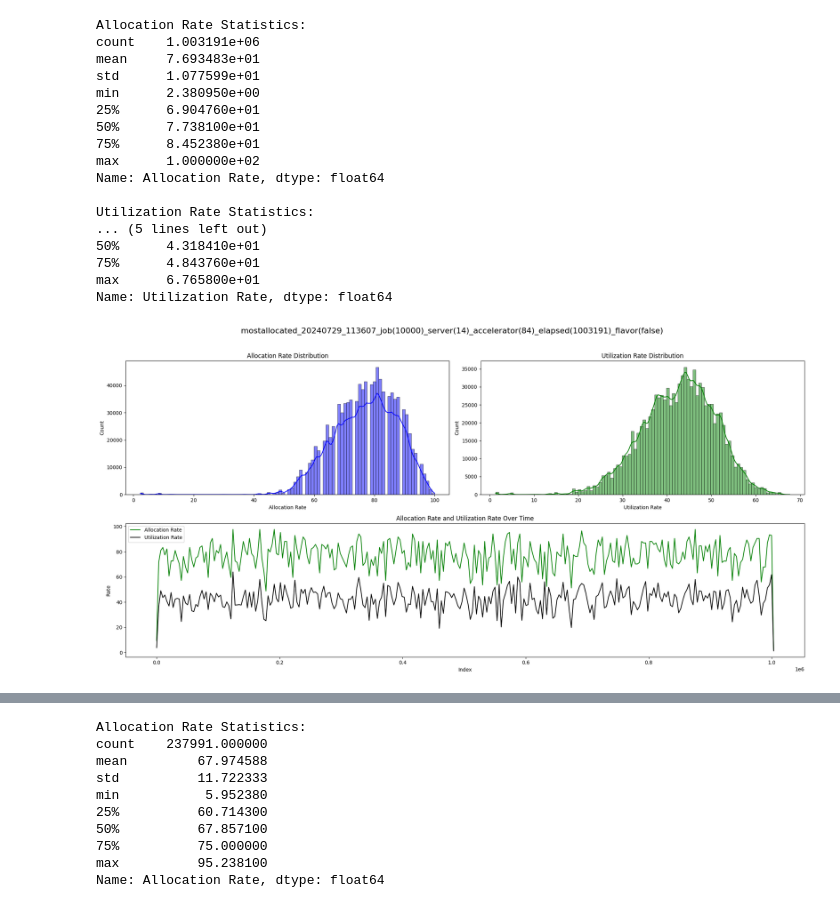
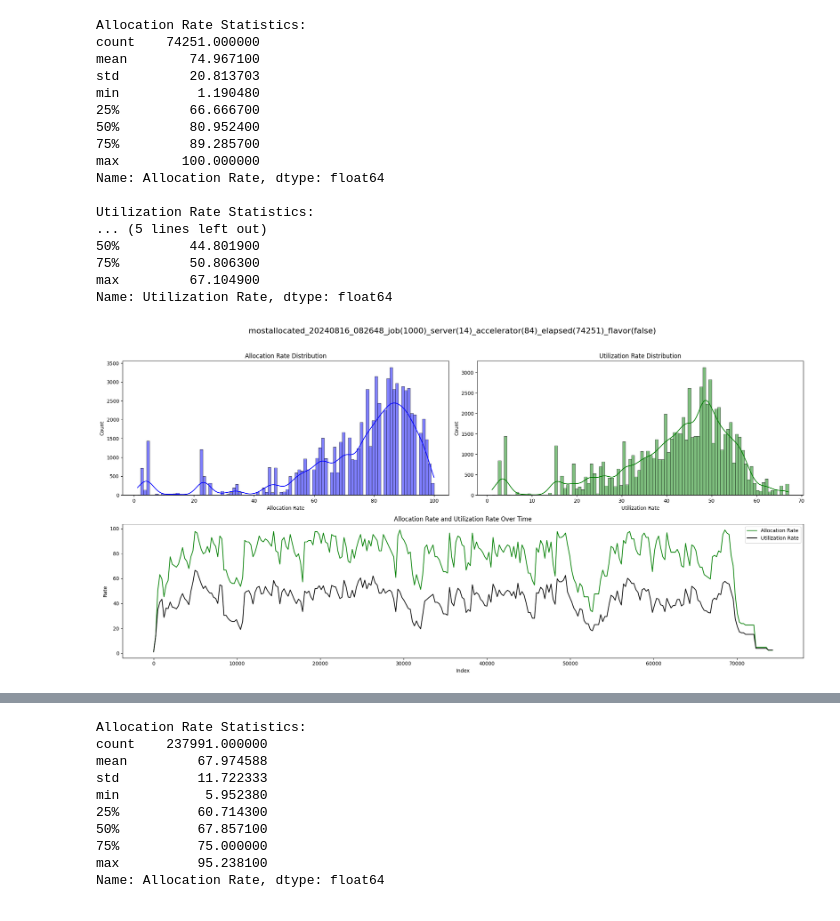
Before and after one commit to mystous/gpu_scheduler, a Jupyter notebook: gen_data/result_analysis.ipynb, the cells around one changed output, grey strips where cells are left out. Cells and saved outputs as stored; diff of their text form; code cells hidden in the pictures.

```diff
--- a/gen_data/result_analysis.ipynb
+++ b/gen_data/result_analysis.ipynb
@@ -73,24 +73,24 @@ def plot_and_show_statistics_(filename, bin_count):
     plt.savefig(png_filename)
     plt.show()
 # %%
-plot_and_show_statistics_("mostallocated_20240729_113607_job(10000)_server(14)_accelerator(84)_elapsed(1003191)_flavor(false).result", 100)
+plot_and_show_statistics_("mostallocated_20240816_082648_job(1000)_server(14)_accelerator(84)_elapsed(74251)_flavor(false).result", 100)
 # %% [output]
 Allocation Rate Statistics:
-count    1.003191e+06
-mean     7.693483e+01
-std      1.077599e+01
-min      2.380950e+00
-25%      6.904760e+01
-50%      7.738100e+01
-75%      8.452380e+01
-max      1.000000e+02
+count    74251.000000
+mean        74.967100
+std         20.813703
+min          1.190480
+25%         66.666700
+50%         80.952400
+75%         89.285700
+max        100.000000
 Name: Allocation Rate, dtype: float64
 
 Utilization Rate Statistics:
 ... (5 lines left out)
-50%      4.318410e+01
-75%      4.843760e+01
-max      6.765800e+01
+50%         44.801900
+75%         50.806300
+max         67.104900
 Name: Utilization Rate, dtype: float64
-[figure, old version]
+[figure, new version]
 # %%
```
Also changed, not shown: parts of 1 cell of this notebook, 18 other files.
